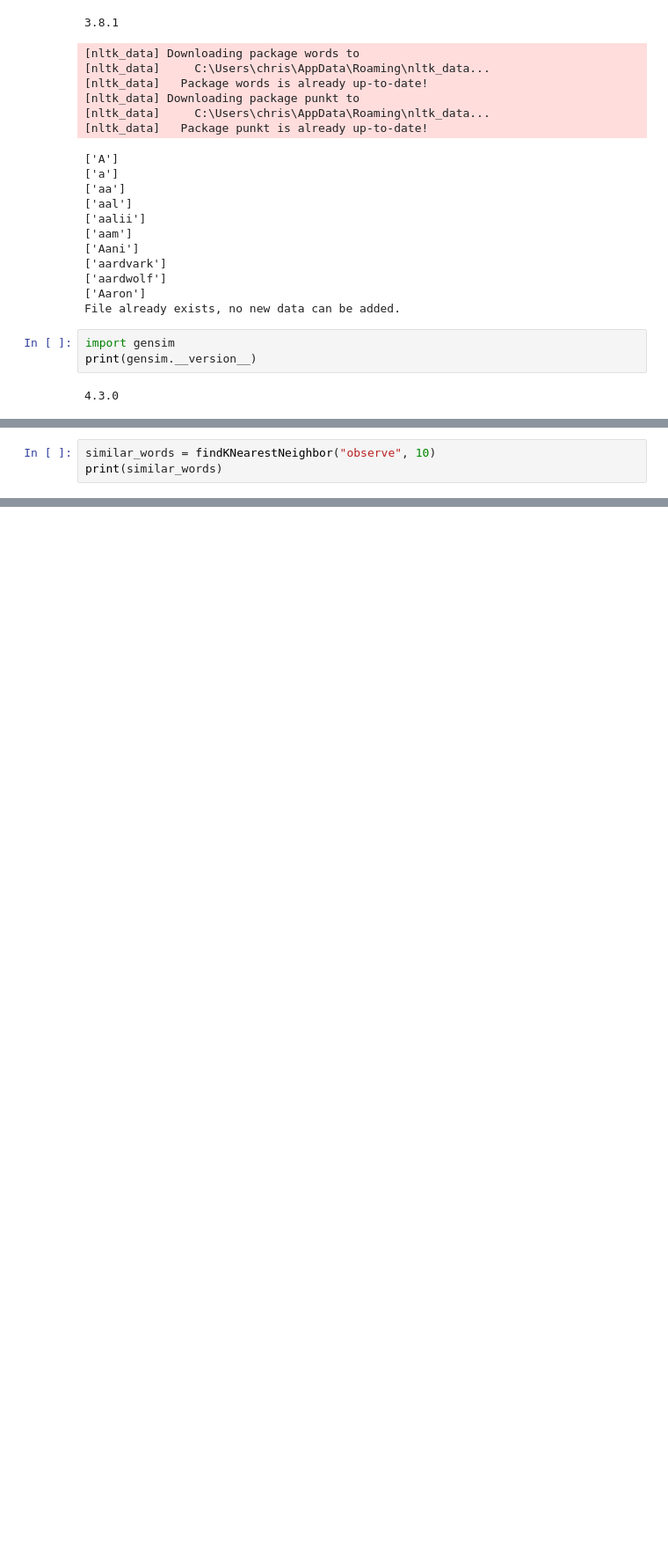
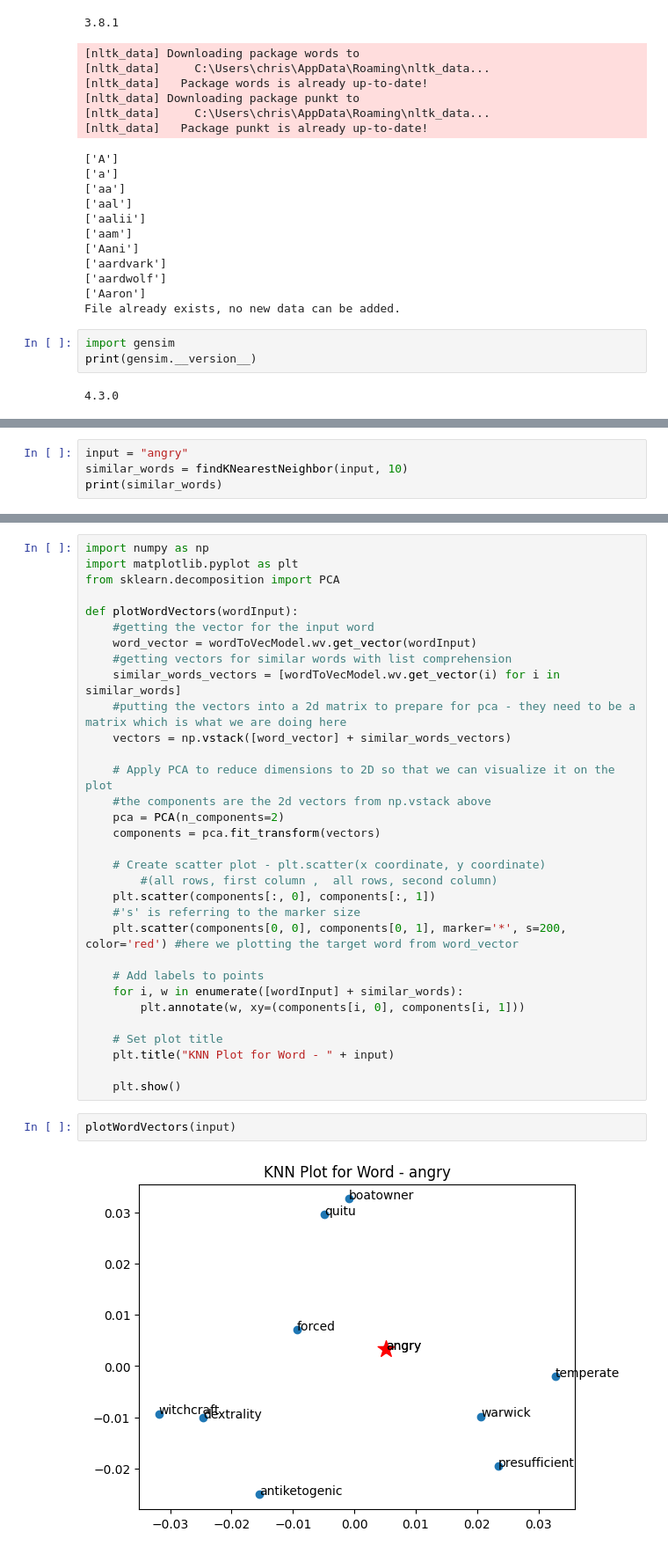
Before and after one commit to cfeller5547/semantic-primes, a Jupyter notebook: main.ipynb, the cells around one changed output, grey strips where cells are left out. Shown at 88% size. Saved outputs shown, nothing was run; the diff lists cells and outputs as text; blank space fills up the shorter version.

Commit message:
knn working, data plotted for visualizing

```diff
--- a/main.ipynb
+++ b/main.ipynb
@@ -112,7 +115,8 @@ def findKNearestNeighbor(wordInput, numNeighbors = 5):
 
     return similar_words
 # %%
-similar_words = findKNearestNeighbor("observe", 10)
+input = "angry"
+similar_words = findKNearestNeighbor(input, 10)
 print(similar_words)
 # %% [output]
 Input word is PRESENT in model vocabulary.
@@ -120,3 +124,39 @@ Input word is PRESENT in model vocabulary.
+# %%
+import numpy as np
+import matplotlib.pyplot as plt
+from sklearn.decomposition import PCA
+
+def plotWordVectors(wordInput):
+    #getting the vector for the input word
+    word_vector = wordToVecModel.wv.get_vector(wordInput)
+    #getting vectors for similar words with list comprehension
+    similar_words_vectors = [wordToVecModel.wv.get_vector(i) for i in similar_words]
+    #putting the vectors into a 2d matrix to prepare for pca - they need to be a matrix which is what we are doing here
+    vectors = np.vstack([word_vector] + similar_words_vectors)
+
+    # Apply PCA to reduce dimensions to 2D so that we can visualize it on the plot
+    #the components are the 2d vectors from np.vstack above
+    pca = PCA(n_components=2)
+    components = pca.fit_transform(vectors)
+
+    # Create scatter plot - plt.scatter(x coordinate, y coordinate)
+        #(all rows, first column ,  all rows, second column)
+    plt.scatter(components[:, 0], components[:, 1])
+    #'s' is referring to the marker size
+    plt.scatter(components[0, 0], components[0, 1], marker='*', s=200, color='red') #here we plotting the target word from word_vector
+
+    # Add labels to points
+    for i, w in enumerate([wordInput] + similar_words):
+        plt.annotate(w, xy=(components[i, 0], components[i, 1]))
+
+    # Set plot title
+    plt.title("KNN Plot for Word - " + input)
+
+    plt.show()
+# %%
+plotWordVectors(input)
+# %% [output]
+[figure, added]
 # %%
 #creating file for all  words
 
```
Also changed, not shown: parts of 7 cells of this notebook, 3 other files.
